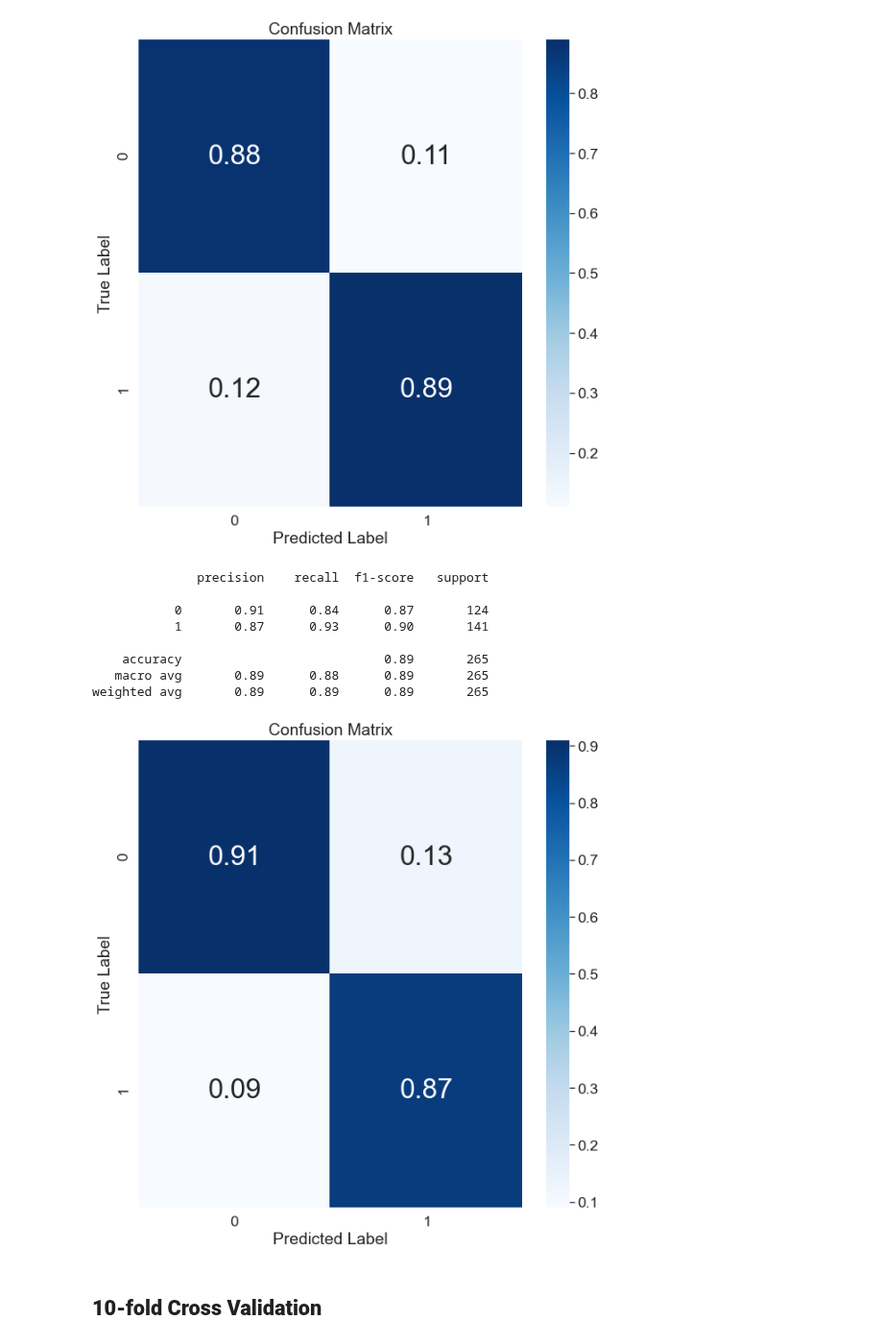
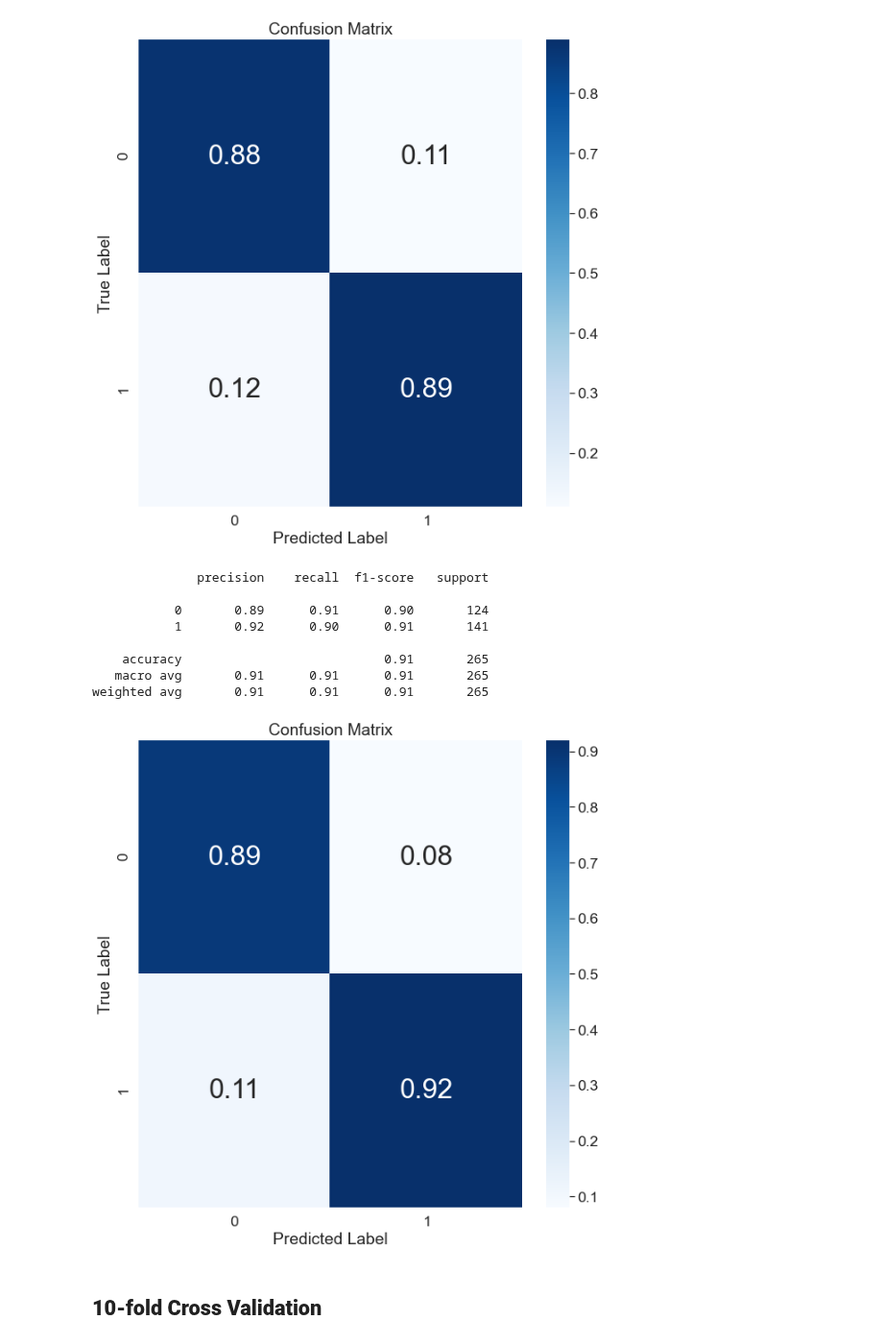
Before and after one commit to FgSurewin/Brain_Tumor_Project, a Jupyter notebook: notebooks/Niloufar_BlancedData_Augmentation.ipynb, the cells around one changed output. Shown at 96% size. Saved outputs shown, nothing was run; the diff lists cells and outputs as text; code cells hidden in the pictures.

```diff
--- a/notebooks/Niloufar_BlancedData_Augmentation.ipynb
+++ b/notebooks/Niloufar_BlancedData_Augmentation.ipynb
@@ -434,17 +434,17 @@ plot_confusion_matraix(SVM_rbf,X_test_pca,y_test,threshold=0.5)
 weighted avg       0.89      0.89      0.89       265
 [figure]
 # %%
-plot_confusion_matraix(RFC_cl,X_test_pca,y_test,threshold=0.5)
+plot_confusion_matraix(KNN_cl,X_test_pca,y_test,threshold=0.5)
 # %% [output]
               precision    recall  f1-score   support
 
-           0       0.91      0.84      0.87       124
-           1       0.87      0.93      0.90       141
+           0       0.89      0.91      0.90       124
+           1       0.92      0.90      0.91       141
 
-    accuracy                           0.89       265
-   macro avg       0.89      0.88      0.89       265
-weighted avg       0.89      0.89      0.89       265
+    accuracy                           0.91       265
+   macro avg       0.91      0.91      0.91       265
+weighted avg       0.91      0.91      0.91       265
-[figure, old version]
+[figure, new version]
 # %% [markdown]
 ## **10-fold Cross Validation**
 # %%
```
Also changed, not shown: 1 other file.
